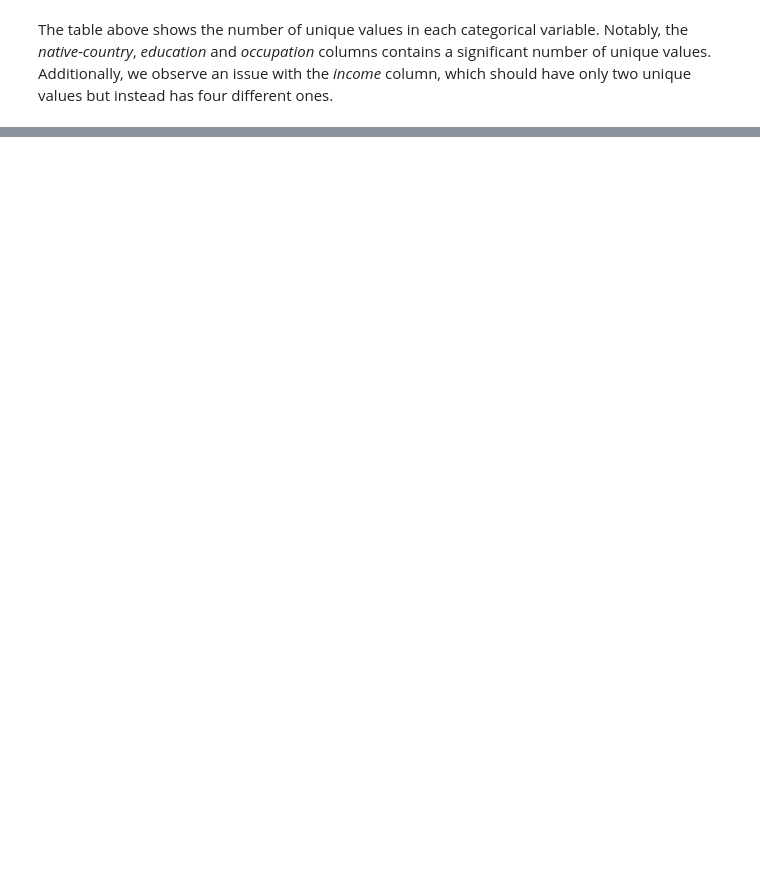
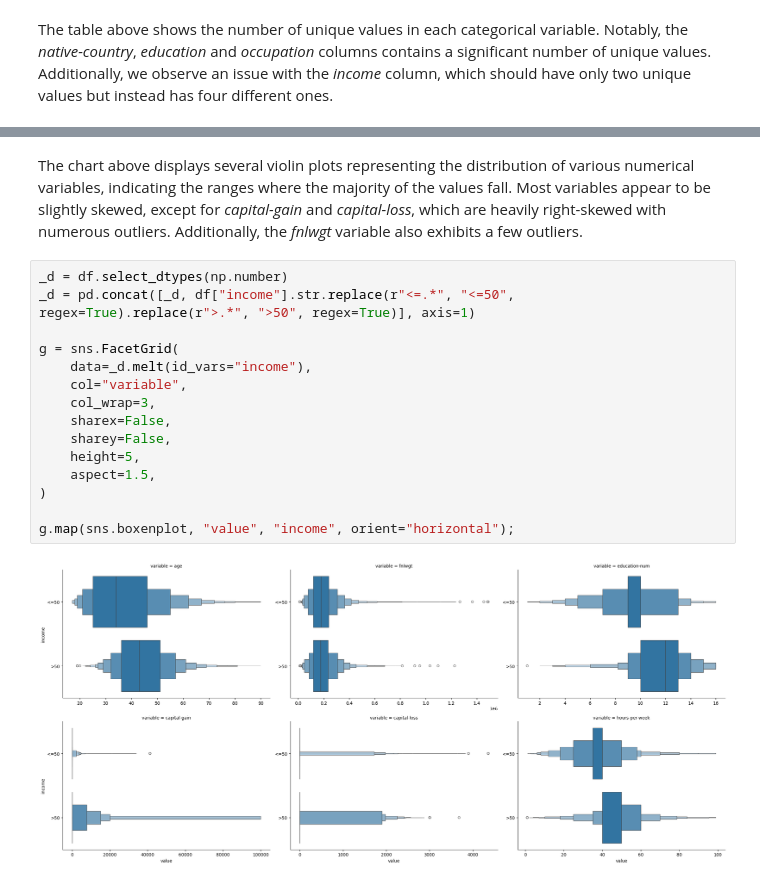
Before and after one commit to Toavina00/adult-uci-ml, a Jupyter notebook: adult.ipynb, the cells around one changed output, grey strips where cells are left out. Saved outputs shown, nothing was run; the diff lists cells and outputs as text; blank space fills up the shorter version.

```diff
--- a/adult.ipynb
+++ b/adult.ipynb
@@ -100,0 +196,19 @@ g.map(sns.barplot, "count", "value", orientation="horizontal");
+# %% [markdown]
+The chart above displays several violin plots representing the distribution of various numerical variables, indicating the ranges where the majority of the values fall. Most variables appear to be slightly skewed, except for *capital-gain* and *capital-loss*, which are heavily right-skewed with numerous outliers. Additionally, the *fnlwgt* variable also exhibits a few outliers.
+# %%
+_d = df.select_dtypes(np.number)
+_d = pd.concat([_d, df["income"].str.replace(r"<=.*", "<=50", regex=True).replace(r">.*", ">50", regex=True)], axis=1)
+
+g = sns.FacetGrid(
+    data=_d.melt(id_vars="income"),
+    col="variable",
+    col_wrap=3,
+    sharex=False,
+    sharey=False,
+    height=5,
+    aspect=1.5,
+)
+
+g.map(sns.boxenplot, "value", "income", orient="horizontal");
+# %% [output]
+[figure, added]
```
Also changed, not shown: parts of 24 cells of this notebook.
